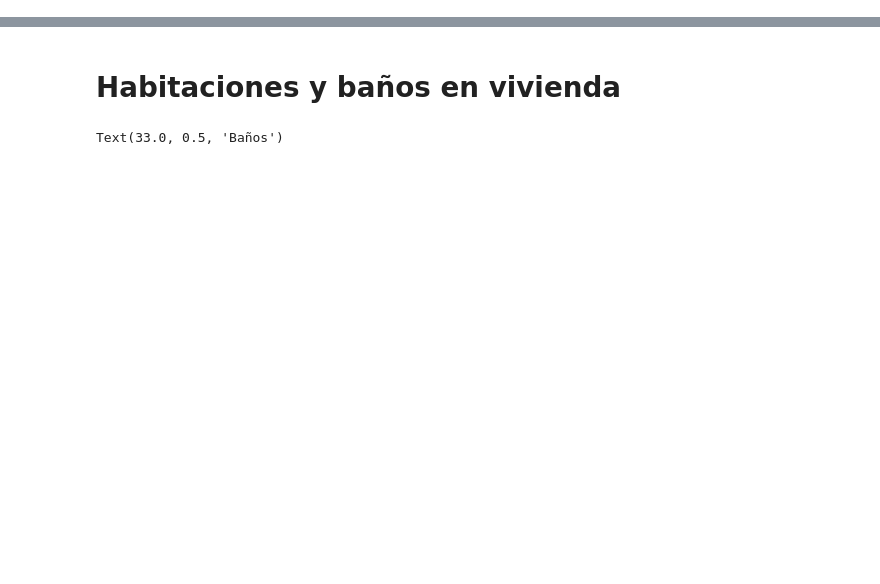
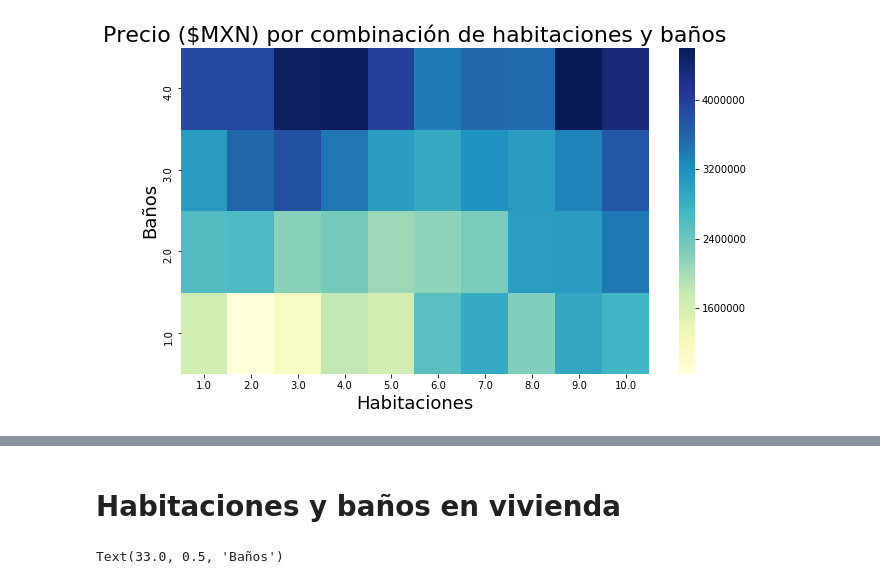
Before and after one commit to rozanecm/7506_2c2019_tp1, a Jupyter notebook: notebooks/analisis.ipynb, the cells around one changed output, grey strips where cells are left out. Drawn from its saved outputs; the diff is of its cells as text; code cells hidden in the pictures; blank space fills up the shorter version.

```diff
--- a/notebooks/analisis.ipynb
+++ b/notebooks/analisis.ipynb
@@ -34,3 +34,14 @@ def get_ancester_category(tipo_de_propiedad):
     return "undefined"
 # %%
 data["categoria_padre"] = data["tipodepropiedad"].apply(lambda x: get_ancester_category(x))
+# %%
+habitacionesbaños_for_heatmap = data.pivot_table(index='banos', columns='habitaciones', values='precio', aggfunc='mean')
+p.figure(figsize=(10.5, 6))
+g = sb.heatmap(habitacionesbaños_for_heatmap,  cmap="YlGnBu")
+g.invert_yaxis()
+g.set_title("Precio ($MXN) por combinación de habitaciones y baños", fontsize=22)
+g.set_xlabel("Habitaciones",fontsize=18)
+g.set_ylabel("Baños", fontsize=18)
+p.savefig('img/heatmap_preciomxn_vs_cant_hab_banos.png')
+# %% [output]
+[figure, added]
```
Also changed, not shown: parts of 50 cells of this notebook.
